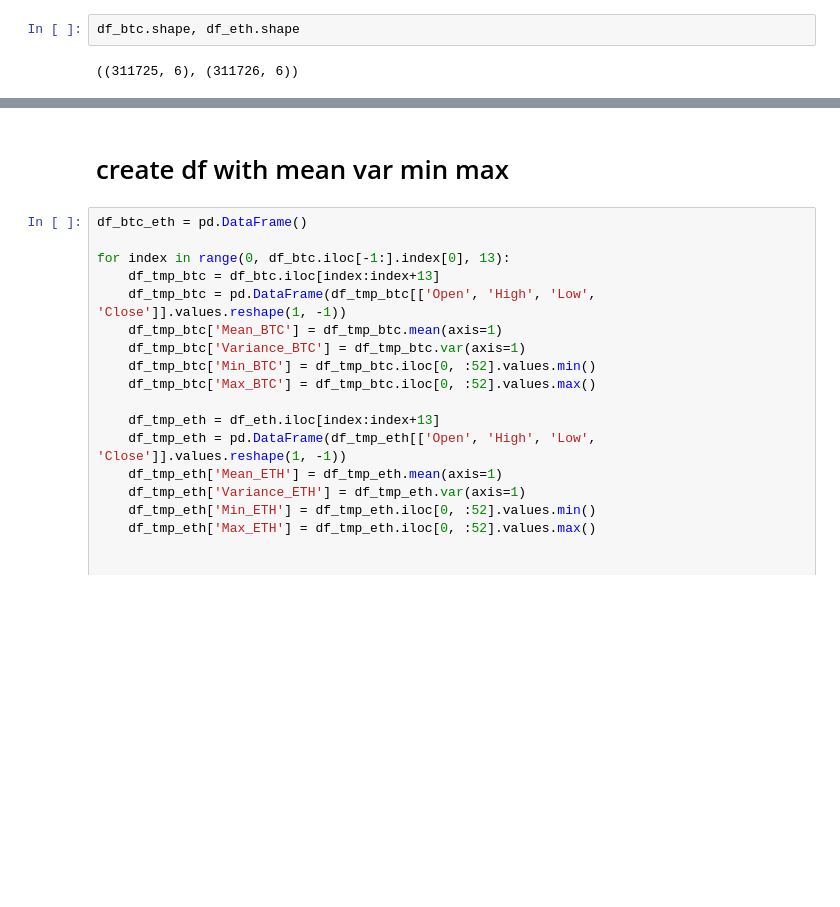
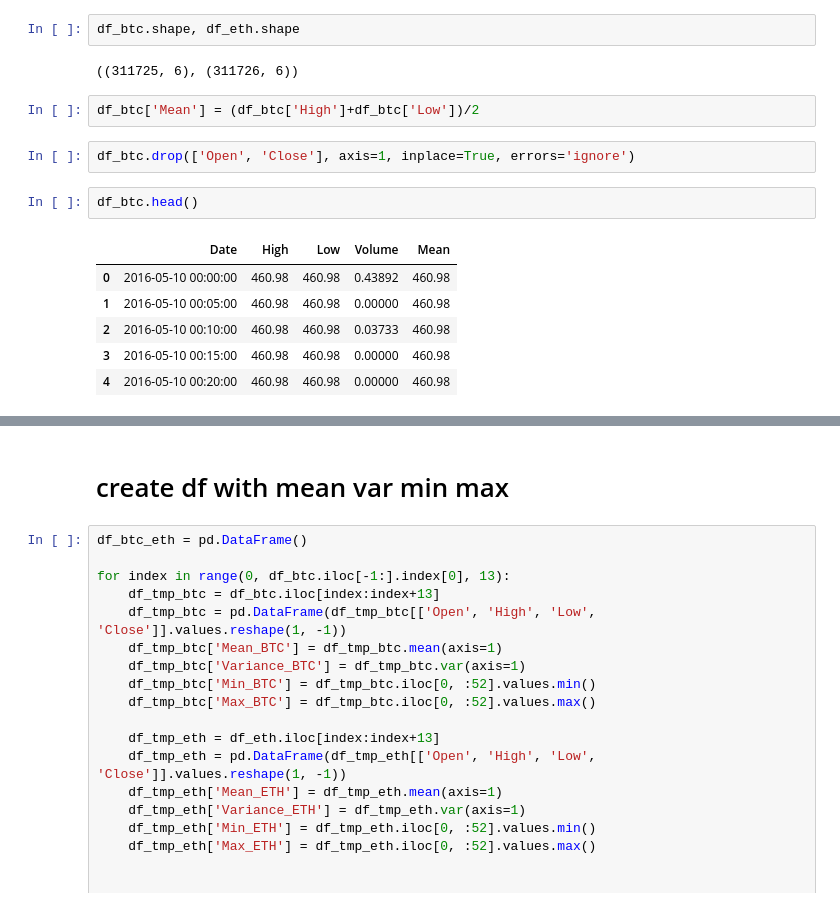
Before and after one commit to Nexil221/BSc-project, a Jupyter notebook: rf1.ipynb, the cells around one changed output, grey strips where cells are left out. Drawn from its saved outputs; the diff is of its cells as text; blank space fills up the shorter version.

```diff
--- a/rf1.ipynb
+++ b/rf1.ipynb
@@ -160,3 +153,16 @@ df_eth.head()
 df_btc.shape, df_eth.shape
 # %% [output]
 ((311725, 6), (311726, 6))
+# %%
+df_btc['Mean'] = (df_btc['High']+df_btc['Low'])/2
+# %%
+df_btc.drop(['Open', 'Close'], axis=1, inplace=True, errors='ignore')
+# %%
+df_btc.head()
+# %% [output]
+|  | Date | High | Low | Volume | Mean |
+| 0 | 2016-05-10 00:00:00 | 460.98 | 460.98 | 0.43892 | 460.98 |
+| 1 | 2016-05-10 00:05:00 | 460.98 | 460.98 | 0.00000 | 460.98 |
+| 2 | 2016-05-10 00:10:00 | 460.98 | 460.98 | 0.03733 | 460.98 |
+| 3 | 2016-05-10 00:15:00 | 460.98 | 460.98 | 0.00000 | 460.98 |
+| 4 | 2016-05-10 00:20:00 | 460.98 | 460.98 | 0.00000 | 460.98 |
```
Also changed, not shown: parts of 15 cells of this notebook.
